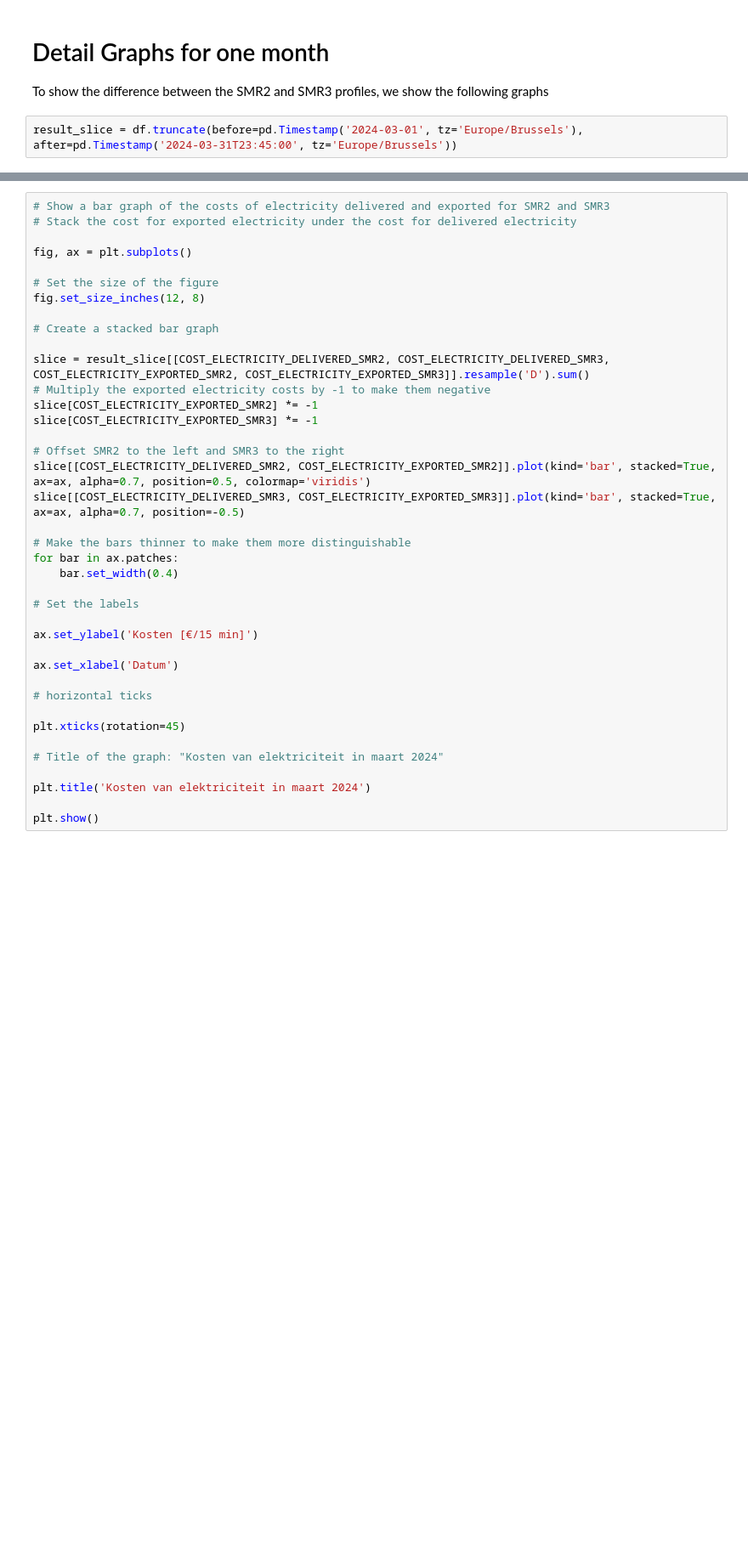
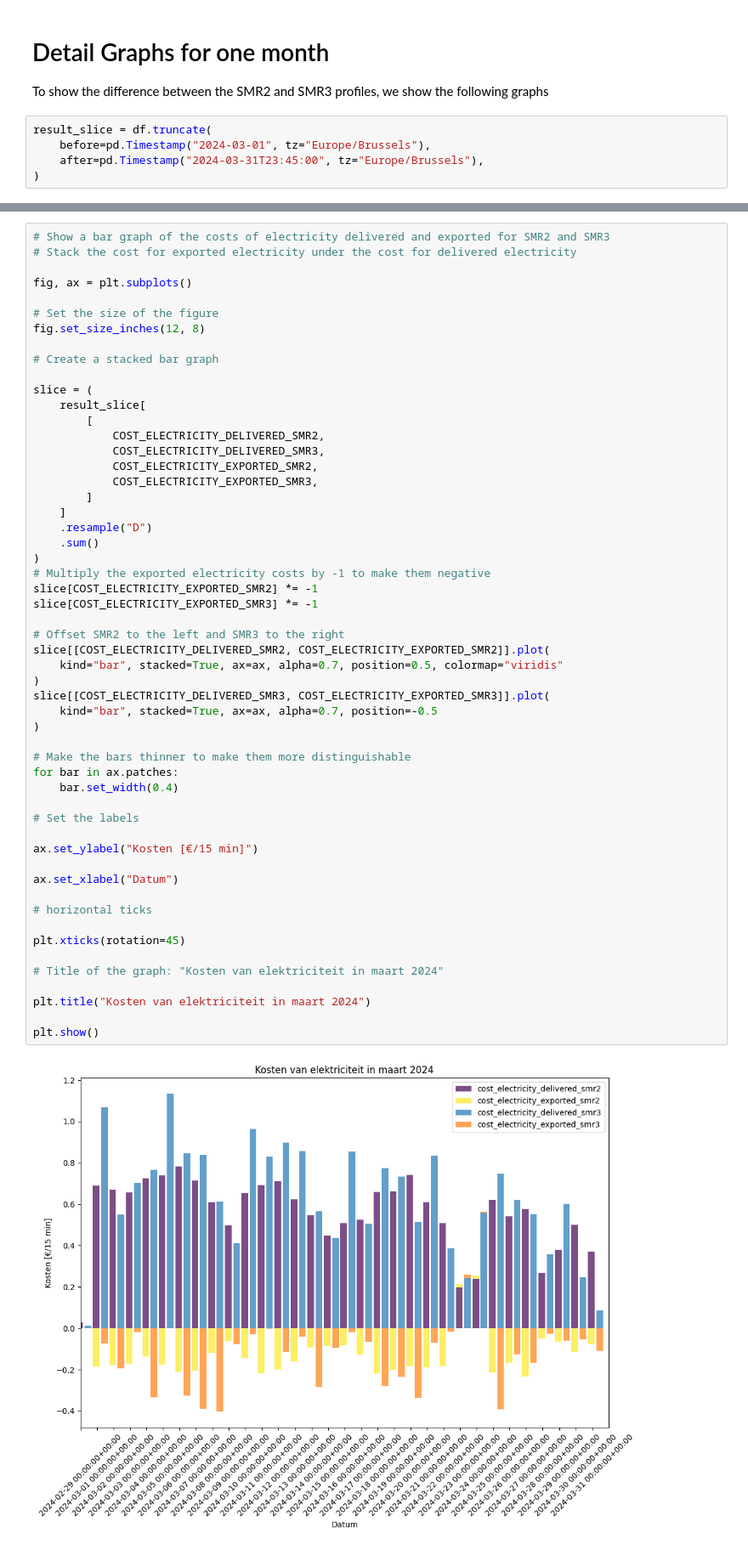
Before and after one commit to EnergieID/OpenEnergyID, a Jupyter notebook: demo_dyntar_analysis.ipynb, the cells around one changed output, grey strips where cells are left out. Shown: that part at 85% size. Drawn from its saved outputs; the diff is of its cells as text; blank space fills up the shorter version.

```diff
--- a/demo_dyntar_analysis.ipynb
+++ b/demo_dyntar_analysis.ipynb
@@ -64,7 +106,10 @@ from openenergyid.dyntar.const import *
 
 To show the difference between the SMR2 and SMR3 profiles, we show the following graphs
 # %%
-result_slice = df.truncate(before=pd.Timestamp('2024-03-01', tz='Europe/Brussels'), after=pd.Timestamp('2024-03-31T23:45:00', tz='Europe/Brussels'))
+result_slice = df.truncate(
+    before=pd.Timestamp("2024-03-01", tz="Europe/Brussels"),
+    after=pd.Timestamp("2024-03-31T23:45:00", tz="Europe/Brussels"),
+)
 # %%
 # Show line graphs of electricty delivered for SMR2 and SMR3
 
@@ -115,39 +163,56 @@ plt.show()
 
 fig, ax = plt.subplots()
 
 # Set the size of the figure
 fig.set_size_inches(12, 8)
 
 # Create a stacked bar graph
 
-slice = result_slice[[COST_ELECTRICITY_DELIVERED_SMR2, COST_ELECTRICITY_DELIVERED_SMR3, COST_ELECTRICITY_EXPORTED_SMR2, COST_ELECTRICITY_EXPORTED_SMR3]].resample('D').sum()
+slice = (
+    result_slice[
+        [
+            COST_ELECTRICITY_DELIVERED_SMR2,
+            COST_ELECTRICITY_DELIVERED_SMR3,
+            COST_ELECTRICITY_EXPORTED_SMR2,
+            COST_ELECTRICITY_EXPORTED_SMR3,
+        ]
+    ]
+    .resample("D")
+    .sum()
+)
 # Multiply the exported electricity costs by -1 to make them negative
 slice[COST_ELECTRICITY_EXPORTED_SMR2] *= -1
 slice[COST_ELECTRICITY_EXPORTED_SMR3] *= -1
 
 # Offset SMR2 to the left and SMR3 to the right
-slice[[COST_ELECTRICITY_DELIVERED_SMR2, COST_ELECTRICITY_EXPORTED_SMR2]].plot(kind='bar', stacked=True, ax=ax, alpha=0.7, position=0.5, colormap='viridis')
-slice[[COST_ELECTRICITY_DELIVERED_SMR3, COST_ELECTRICITY_EXPORTED_SMR3]].plot(kind='bar', stacked=True, ax=ax, alpha=0.7, position=-0.5)
+slice[[COST_ELECTRICITY_DELIVERED_SMR2, COST_ELECTRICITY_EXPORTED_SMR2]].plot(
+    kind="bar", stacked=True, ax=ax, alpha=0.7, position=0.5, colormap="viridis"
+)
+slice[[COST_ELECTRICITY_DELIVERED_SMR3, COST_ELECTRICITY_EXPORTED_SMR3]].plot(
+    kind="bar", stacked=True, ax=ax, alpha=0.7, position=-0.5
+)
 
 # Make the bars thinner to make them more distinguishable
 for bar in ax.patches:
     bar.set_width(0.4)
 
 # Set the labels
 
-ax.set_ylabel('Kosten [€/15 min]')
+ax.set_ylabel("Kosten [€/15 min]")
 
-ax.set_xlabel('Datum')
+ax.set_xlabel("Datum")
 
 # horizontal ticks
 
 plt.xticks(rotation=45)
 
 # Title of the graph: "Kosten van elektriciteit in maart 2024"
 
-plt.title('Kosten van elektriciteit in maart 2024')
+plt.title("Kosten van elektriciteit in maart 2024")
 
 plt.show()
+# %% [output]
+[figure, added]
 # %%
 heatmap_plot = result_slice[HEATMAP_TOTAL].to_frame()
 
```
Also changed, not shown: parts of 8 cells of this notebook, 28 other files.
